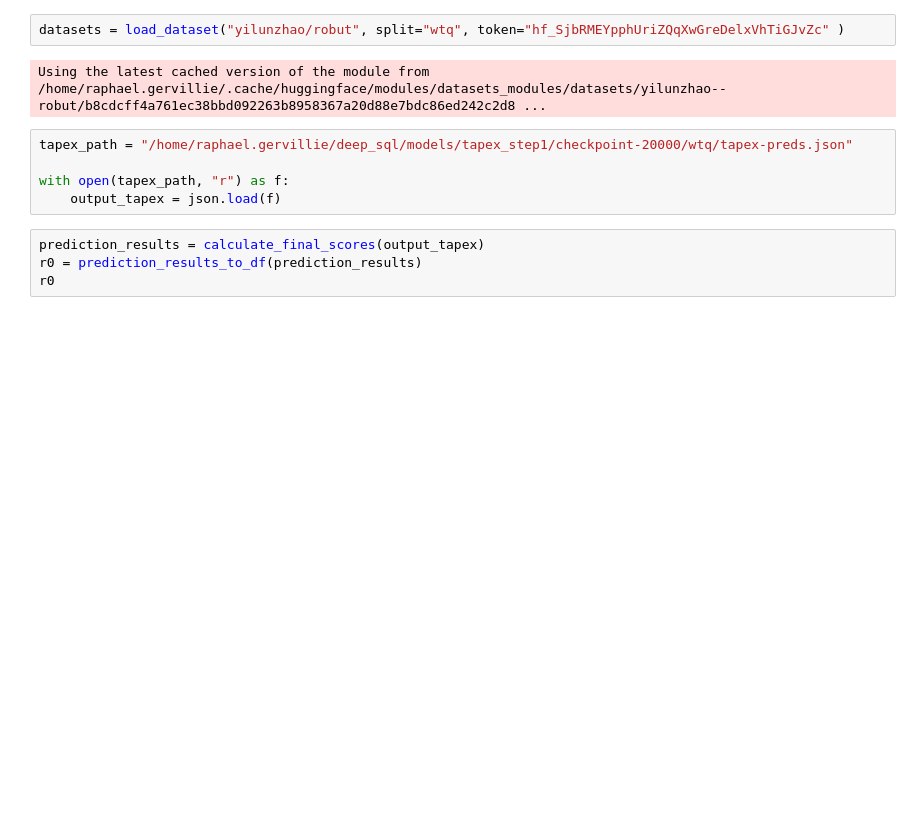
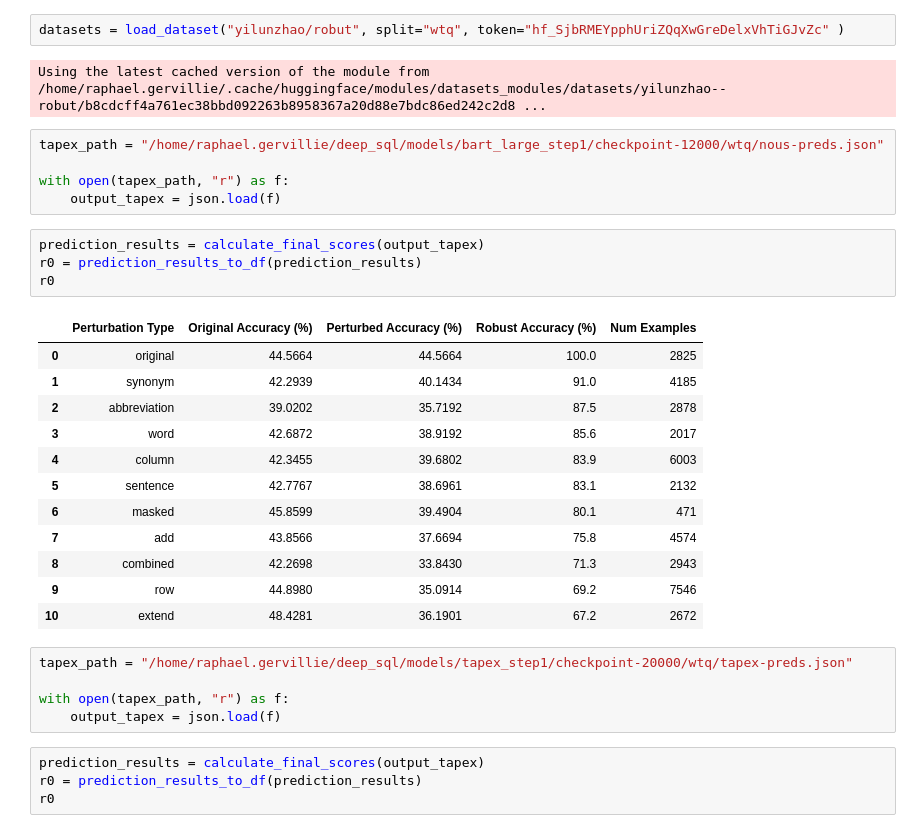
Before and after one commit to RaphaelMouravieff/deep_sql, a Jupyter notebook: Notebooks/robut copy.ipynb, the cells around one changed output. Drawn from its saved outputs; the diff is of its cells as text; blank space fills up the shorter version.

```diff
--- a/Notebooks/robut copy.ipynb
+++ b/Notebooks/robut copy.ipynb
@@ -109,6 +109,28 @@ def plot_robust_accuracy_comparison(df, model1="tapex", model2="nous", save_path
 datasets = load_dataset("yilunzhao/robut", split="wtq", token="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" )
 # %% [output]
 Using the latest cached version of the module from /home/raphael.gervillie/.cache/huggingface/modules/datasets_modules/datasets/yilunzhao--robut/b8cdcff4a761ec38bbd092263b8958367a20d88e7bdc86ed242c2d8 ...
+# %%
+tapex_path = "/home/raphael.gervillie/deep_sql/models/bart_large_step1/checkpoint-12000/wtq/nous-preds.json"
+
+with open(tapex_path, "r") as f:
+    output_tapex = json.load(f)
+# %%
+prediction_results = calculate_final_scores(output_tapex)
+r0 = prediction_results_to_df(prediction_results)
+r0
+# %% [output]
+|  | Perturbation Type | Original Accuracy (%) | Perturbed Accuracy (%) | Robust Accuracy (%) | Num Examples |
+| 0 | original | 44.5664 | 44.5664 | 100.0 | 2825 |
+| 1 | synonym | 42.2939 | 40.1434 | 91.0 | 4185 |
+| 2 | abbreviation | 39.0202 | 35.7192 | 87.5 | 2878 |
+| 3 | word | 42.6872 | 38.9192 | 85.6 | 2017 |
+| 4 | column | 42.3455 | 39.6802 | 83.9 | 6003 |
+| 5 | sentence | 42.7767 | 38.6961 | 83.1 | 2132 |
+| 6 | masked | 45.8599 | 39.4904 | 80.1 | 471 |
+| 7 | add | 43.8566 | 37.6694 | 75.8 | 4574 |
+| 8 | combined | 42.2698 | 33.8430 | 71.3 | 2943 |
+| 9 | row | 44.8980 | 35.0914 | 69.2 | 7546 |
+| 10 | extend | 48.4281 | 36.1901 | 67.2 | 2672 |
 # %%
 tapex_path = "/home/raphael.gervillie/deep_sql/models/tapex_step1/checkpoint-20000/wtq/tapex-preds.json"
 
```
Also changed, not shown: parts of 8 cells of this notebook, 14 other files.
